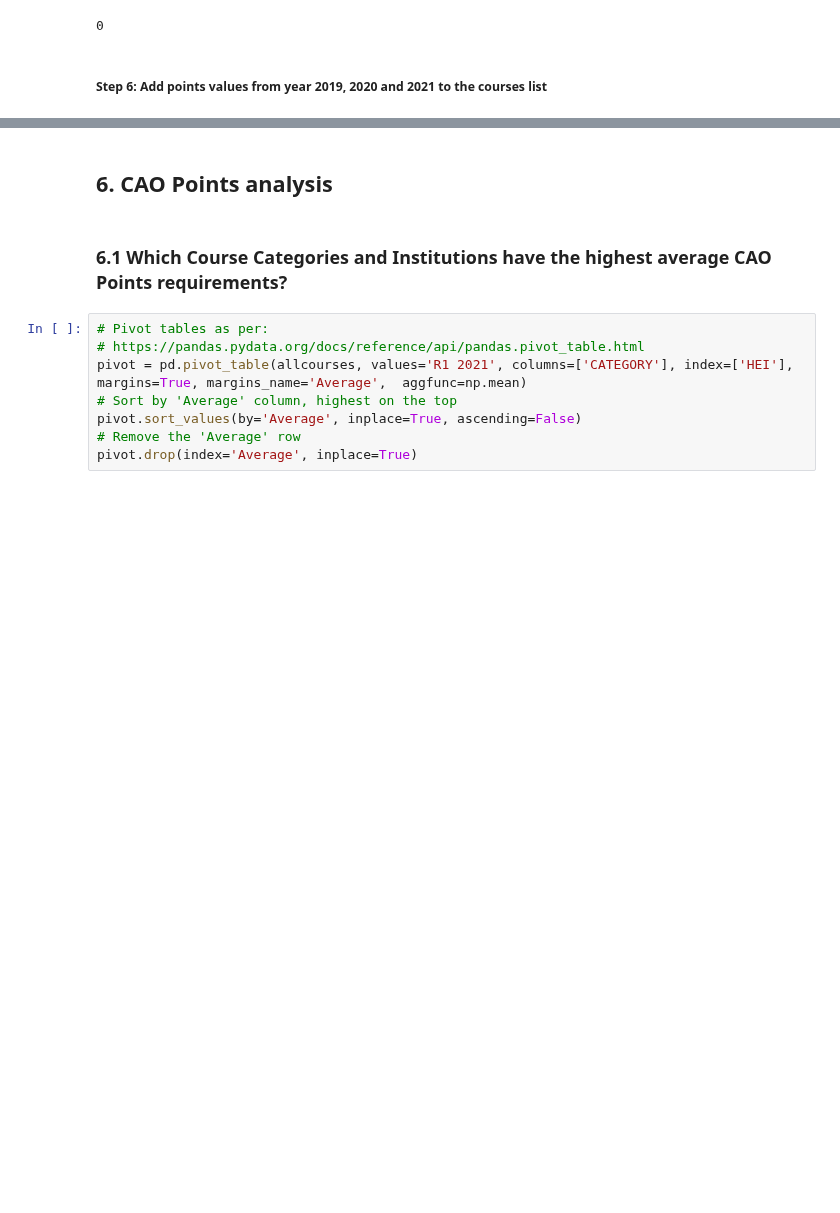
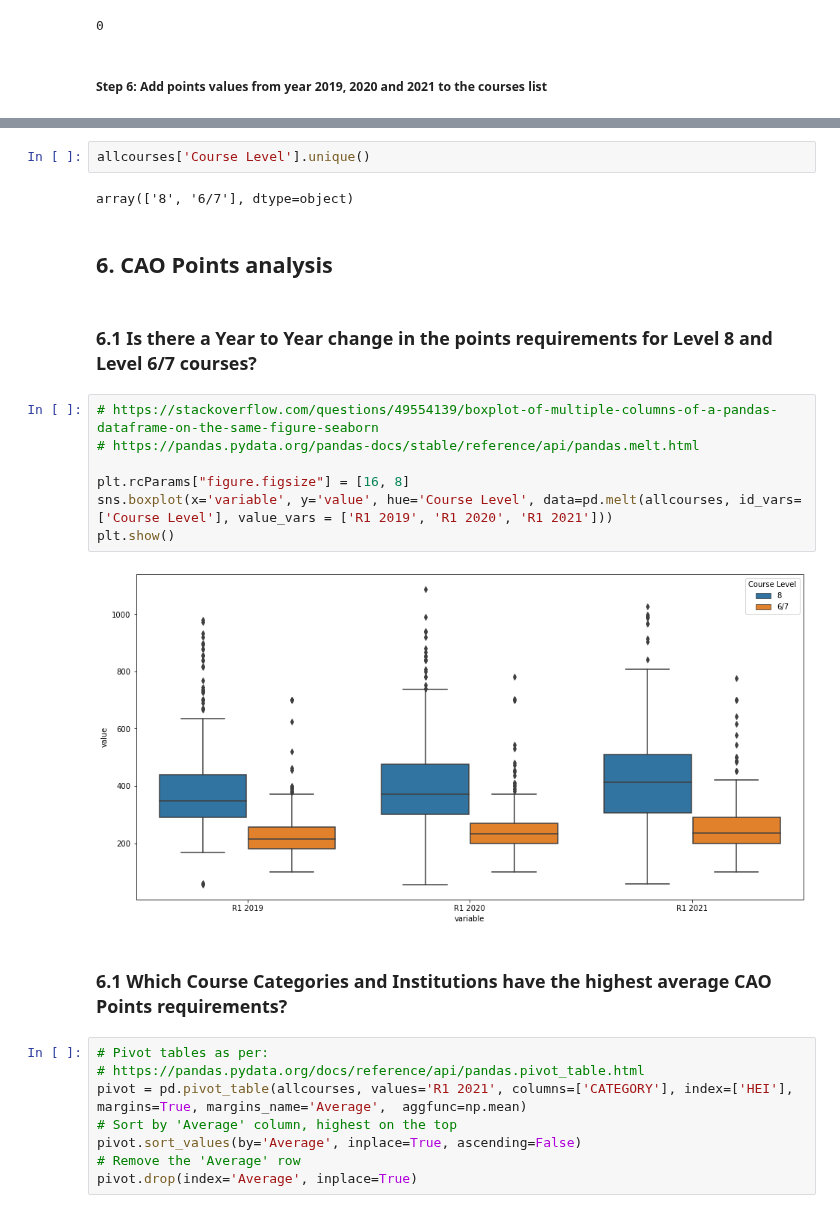
Before and after one commit to przemekbil/FoDA_2021, a Jupyter notebook: cao.ipynb, the cells around one changed output, grey strips where cells are left out. Saved outputs shown, nothing was run; the diff lists cells and outputs as text; blank space fills up the shorter version.

```diff
--- a/cao.ipynb
+++ b/cao.ipynb
@@ -1335,8 +1339,23 @@ allcourses.head()
 | AL803 | Software Design with Mobile Apps ... | 8 | Information and Communication Tec... | AL | Athlone Institute of Technology | 309.0 | 337.0 | 337.0 | NaN | ... |
 | AL805 | Network Management and Cloud Infr... | 8 | Information and Communication Tec... | AL | Athlone Institute of Technology | 329.0 | 442.0 | 333.0 | NaN | ... |
 | AL810 | Quantity Surveying | 8 | Architecture and construction | AL | Athlone Institute of Technology | 307.0 | 349.0 | 319.0 | NaN | ... |
+# %%
+allcourses['Course Level'].unique()
+# %% [output]
+array(['8', '6/7'], dtype=object)
 # %% [markdown]
 ## 6. CAO Points analysis
+# %% [markdown]
+### 6.1 Is there a Year to Year change in the points requirements for Level 8 and Level 6/7 courses?
+# %%
+# https://stackoverflow.com/questions/49554139/boxplot-of-multiple-columns-of-a-pandas-dataframe-on-the-same-figure-seaborn
+# https://pandas.pydata.org/pandas-docs/stable/reference/api/pandas.melt.html
+
+plt.rcParams["figure.figsize"] = [16, 8]
+sns.boxplot(x='variable', y='value', hue='Course Level', data=pd.melt(allcourses, id_vars=['Course Level'], value_vars = ['R1 2019', 'R1 2020', 'R1 2021']))
+plt.show()
+# %% [output]
+[figure, added]
 # %% [markdown]
 ### 6.1 Which Course Categories and Institutions have the highest average CAO Points requirements?
 # %%
```
Also changed, not shown: parts of 7 cells of this notebook, 29 other files.
